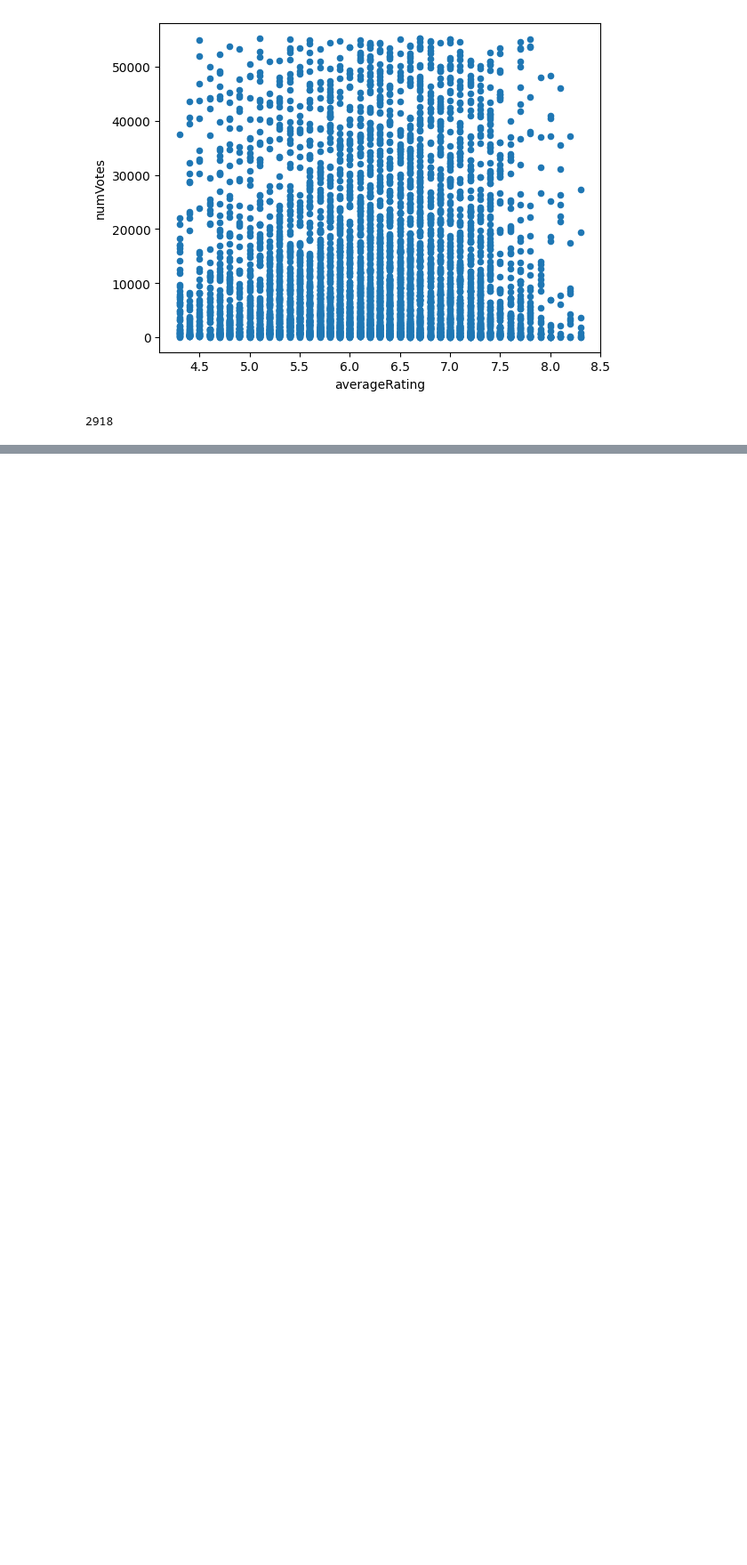
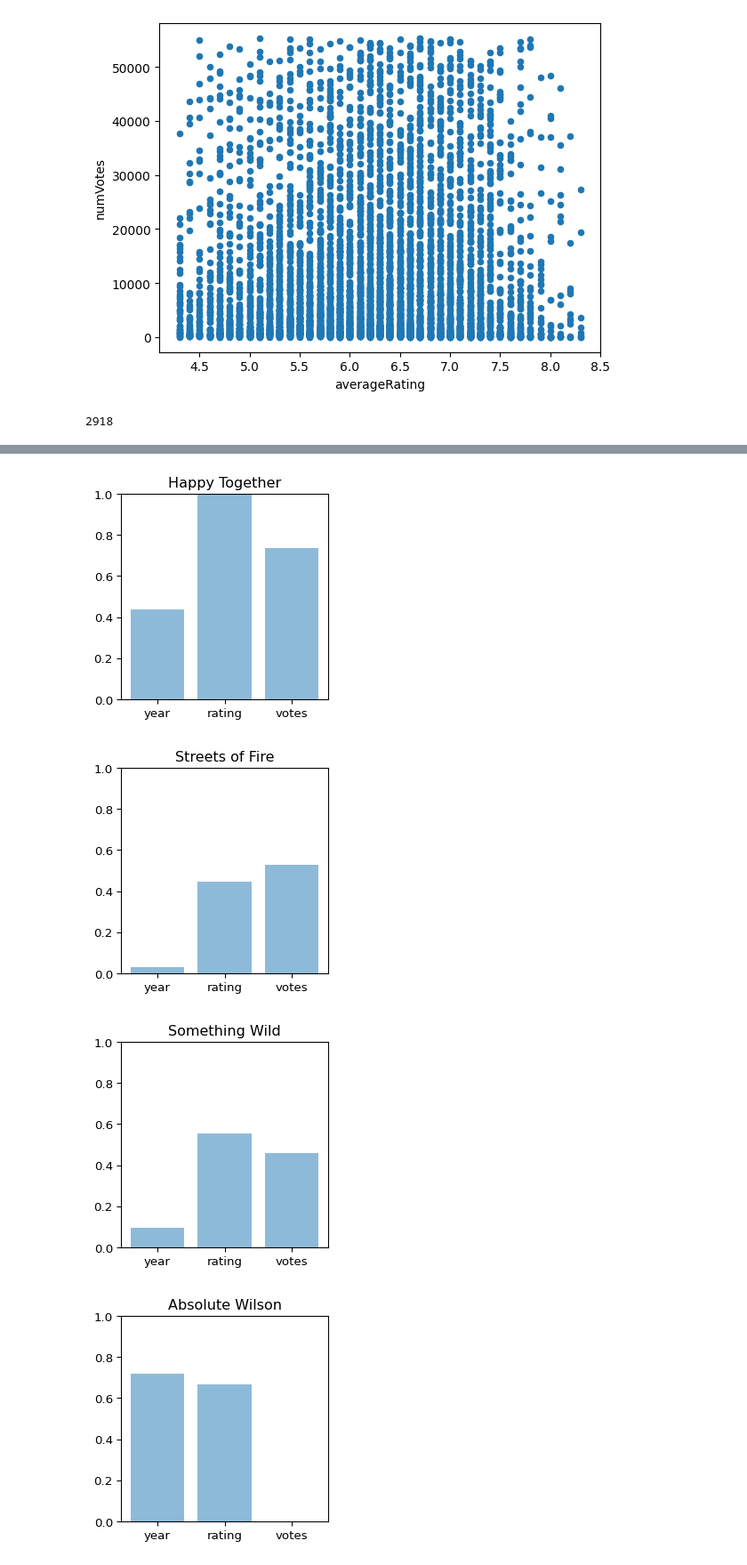
Before and after one commit to npiccolotto/undrground-tubes, a Jupyter notebook: data/imdb/imdb.ipynb, the cells around one changed output, grey strips where cells are left out. Shown at 89% size. Saved outputs shown, nothing was run; the diff lists cells and outputs as text; code cells hidden in the pictures; blank space fills up the shorter version.

Commit message:
star glyphs for imdb

```diff
--- a/data/imdb/imdb.ipynb
+++ b/data/imdb/imdb.ipynb
@@ -219,0 +202,53 @@ tt0110099
+# %%
+###
+### Bar chart glyphs
+###
+
+import matplotlib.pyplot as plt
+import sys
+
+dpi = 96
+
+variables = ['startYear', 'averageRating', 'numVotes']
+short_variables = ['year', 'rating', 'votes']
+max_val = [-sys.maxsize] * len(variables)
+min_val = [sys.maxsize] * len(variables)
+
+for i, c in enumerate(movie_ratings['cover']):
+    movie = movie_ratings.iloc[i]
+    for i, var in enumerate(variables):
+        val = float(movie[var])
+        if max_val[i] < val:
+            max_val[i] = val
+        if min_val[i] > val:
+            min_val[i] = val
+
+for i, c in enumerate(movie_ratings['cover']):
+    movie = movie_ratings.iloc[i]
+    #print(movie)
+    tconst, ext = c.split('.')
+
+    bars = []
+
+    for i, var in enumerate(variables):
+        bars.append((float(movie[var]) - min_val[i]) / (max_val[i] - min_val[i]))
+
+
+
+    fig, ax = plt.subplots(figsize=(300/dpi, 300/dpi), dpi=dpi)
+
+    y_pos = np.arange(len(variables))
+
+
+    plt.bar(y_pos, bars, align='center', alpha=0.5)
+
+    plt.ylim(0, 1)
+    plt.xticks(y_pos, short_variables)
+    plt.title(f'{movie["primaryTitle"]}')
+
+    plt.savefig(f'./imdb10/{tconst}_thumb.png', dpi=dpi)
+# %% [output]
+[figure, added]
+[figure, added]
+[figure, added]
+[figure, added]
```
Also changed, not shown: parts of 5 cells of this notebook.
